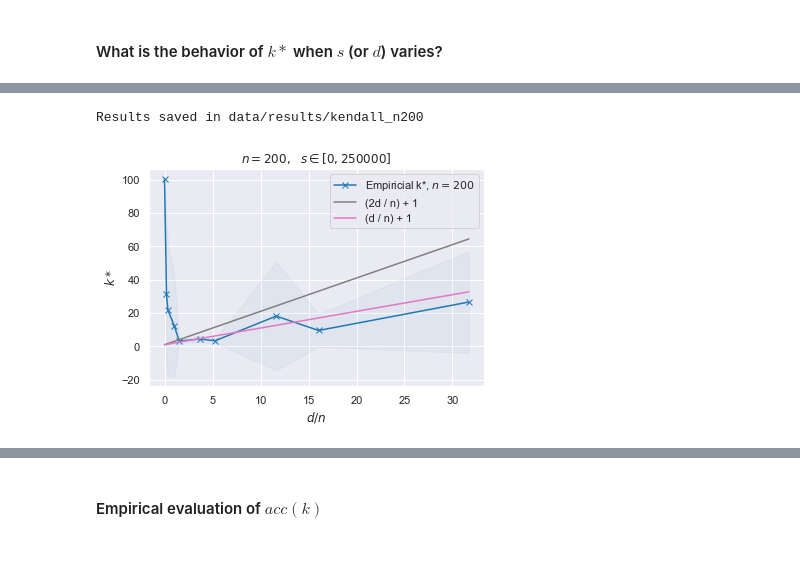
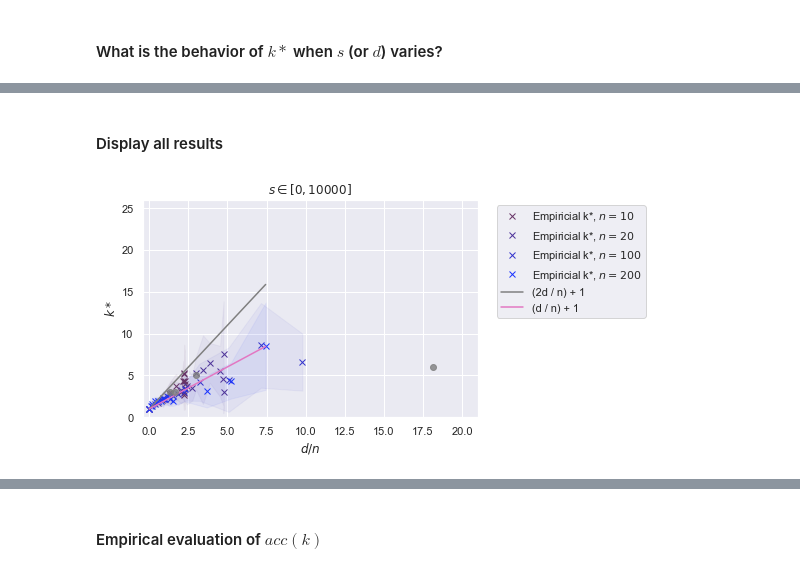
Before and after one commit to Didayolo/automl-conf-2022, a Jupyter notebook: experiments.ipynb, the cells around one changed output, grey strips where cells are left out. Saved outputs shown, nothing was run; the diff lists cells and outputs as text; code cells hidden in the pictures.

```diff
--- a/experiments.ipynb
+++ b/experiments.ipynb
@@ -341,8 +341,8 @@ def subplot_experiment_kendall(n, _d, _k_star, _stk_star, _approx_k_star, ks=Tru
     if scale:
         _d = np.array(_d) / ((n-1)/2)
     if ks:
-        _k_star[0] = 1 # TMP
-        plt.plot(_d, _k_star, 'x-', label='Empiricial k*, $n={}$'.format(n), color=color)
+        #_k_star, _d, _stk_star = _k_star[1:], _d[1:], _stk_star[1:] # remove s = 0
+        plt.plot(_d, _k_star, 'x', label='Empiricial k*, $n={}$'.format(n), color=color)
         plt.fill_between(_d, _k_star - _stk_star, _k_star + _stk_star, color=color, alpha=0.05) # error bars
     if approx_markov: # plot the approximation
         plt.plot(_d, _approx_k_star, '-', label='Approximated k*', color='tab:green')
@@ -380,7 +380,7 @@ def experiment_kendall(n, steps=None, trials=20, acc_trials=20, ks=True, approx_
     # PLOT
     plot_experiment_kendall(n, Nmax, _d, _k_star, _stk_star, _maxk_star, _approx_k_star, ks=ks, approx_markov=approx_markov)
 
-def load_experiment_kendall(filenames, ylim=None, show_real_data=True, scale=False):
+def load_experiment_kendall(filenames, ylim=None, xlim=None, show_real_data=True, scale=False):
     ######### ARTIFICIAL RESULTS ############
     fig, ax = plt.subplots()
     _dd = []
@@ -410,15 +410,17 @@ def load_experiment_kendall(filenames, ylim=None, show_real_data=True, scale=Fal
                 real_dn = real_dn / ((n-1) / 2)
             _real_dn.append(real_dn)
         #-------- Annotate ----------------------#
-        ax.scatter(_real_dn, _real_kstar)
-        for i, txt in enumerate(benchmarks):
-            ax.annotate(txt, (_real_dn[i], _real_kstar[i]))
+        plt.plot(_real_dn, _real_kstar, 'o', color='tab:grey', alpha=0.8)
+        #ax.scatter(_real_dn, _real_kstar)
+        #for i, txt in enumerate(benchmarks): # annotate by hand
+        #    ax.annotate(txt, (_real_dn[i], _real_kstar[i]))
     ##########################################
     ########## Legend, etc. ##################
     xlabel = r'$\frac{{2d}}{{n(n-1)}}$' if scale else '$d/n$'
     plt.xlabel(xlabel)
     plt.ylabel('$k*$')
     plt.ylim(ylim)
+    plt.xlim(xlim)
     plt.title('$s \in [0, {}]$'.format(Nmax)) # n \in [{}, {}], ~~
     plt.legend(bbox_to_anchor=(1.04,1), loc="upper left")
     plt.show()
@@ -477,5 +427,7 @@ Results saved in data/results/kendall_n100
-# %%
-experiment_kendall(200, steps=steps3, trials=10, acc_trials=100, save='kendall_n200')
-# %% [output]
-Results saved in data/results/kendall_n200
-[figure, removed]
+# %% [markdown]
+#### Display all results
+# %%
+results = ['kendall_n10', 'kendall_n20', 'kendall_n100', 'kendall_n200']
+load_experiment_kendall(results, ylim=(0, 26), xlim=(-0.4, 21))
+# %% [output]
+[figure, added]
```
Also changed, not shown: parts of 46 cells of this notebook.
